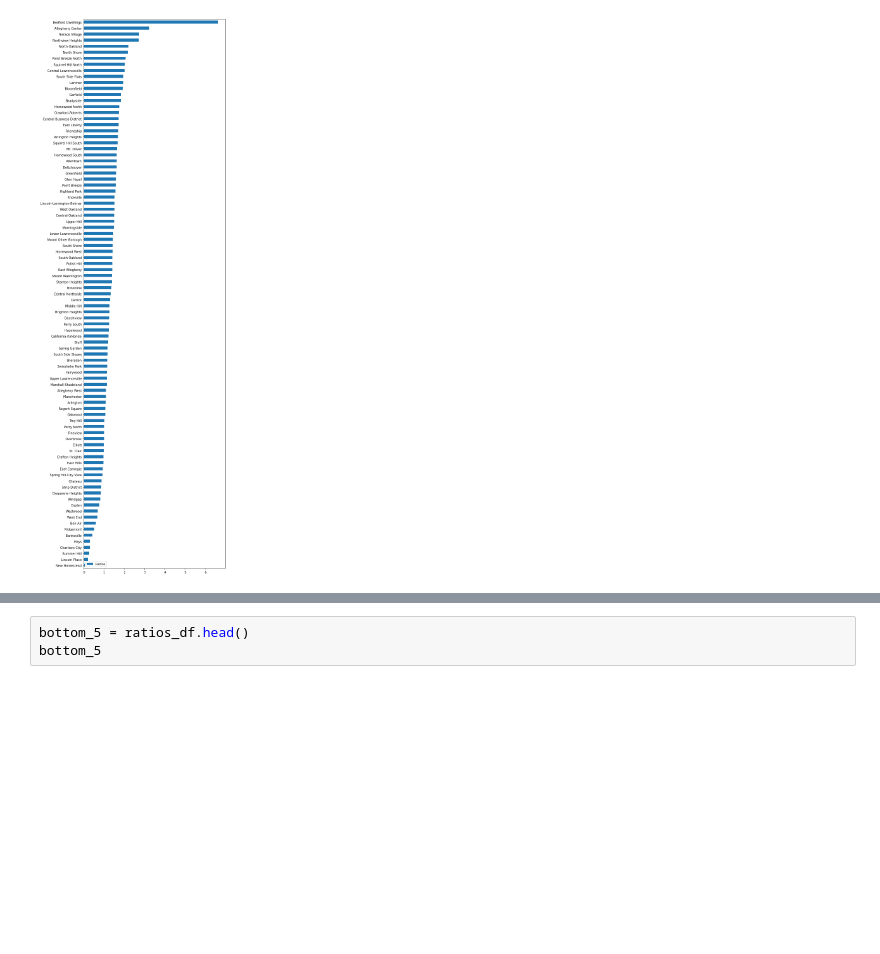
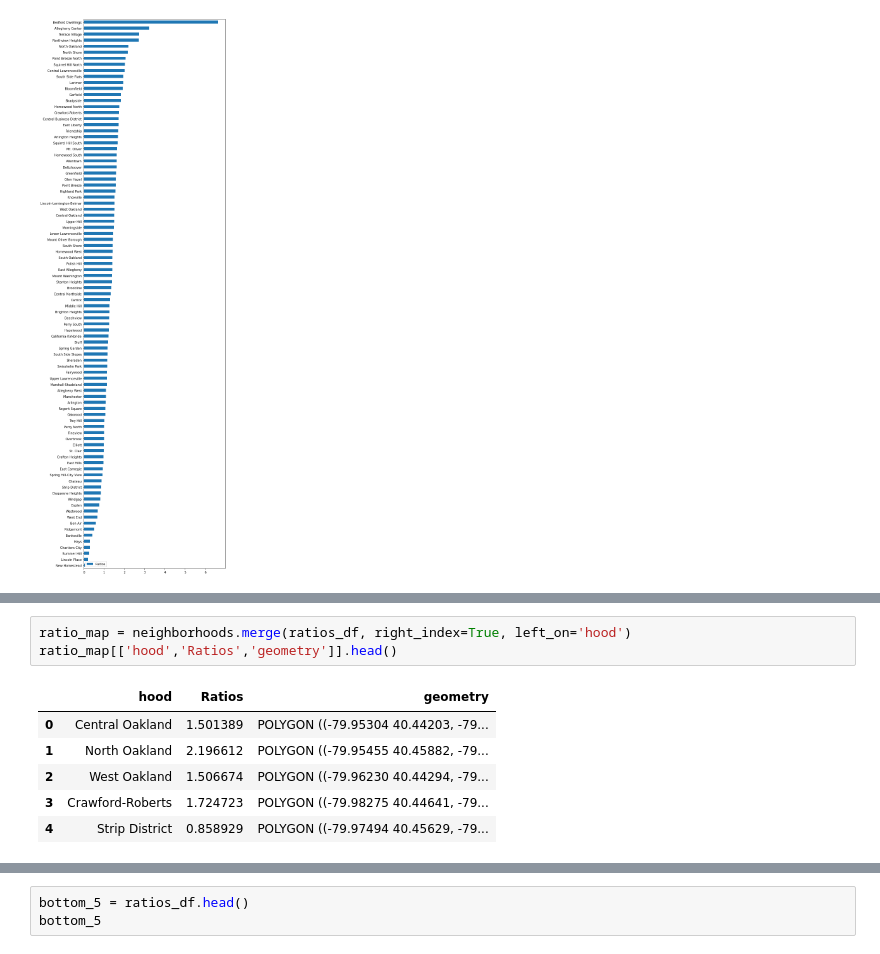
Before and after one commit to tahmad4/big-ideas-final-project-group-39, a Jupyter notebook: taha_sidewalk_ratio.ipynb, the cells around one changed output, grey strips where cells are left out. Cells and saved outputs as stored; diff of their text form; blank space fills up the shorter version.

```diff
--- a/taha_sidewalk_ratio.ipynb
+++ b/taha_sidewalk_ratio.ipynb
@@ -83,0 +91,10 @@ ratios_df.plot(kind="barh", figsize=(8, 32))
+# %%
+ratio_map = neighborhoods.merge(ratios_df, right_index=True, left_on='hood')
+ratio_map[['hood','Ratios','geometry']].head()
+# %% [output]
+|  | hood | Ratios | geometry |
+| 0 | Central Oakland | 1.501389 | POLYGON ((-79.95304 40.44203, -79... |
+| 1 | North Oakland | 2.196612 | POLYGON ((-79.95455 40.45882, -79... |
+| 2 | West Oakland | 1.506674 | POLYGON ((-79.96230 40.44294, -79... |
+| 3 | Crawford-Roberts | 1.724723 | POLYGON ((-79.98275 40.44641, -79... |
+| 4 | Strip District | 0.858929 | POLYGON ((-79.97494 40.45629, -79... |
```
Also changed, not shown: parts of 4 cells of this notebook, 5 other files.
